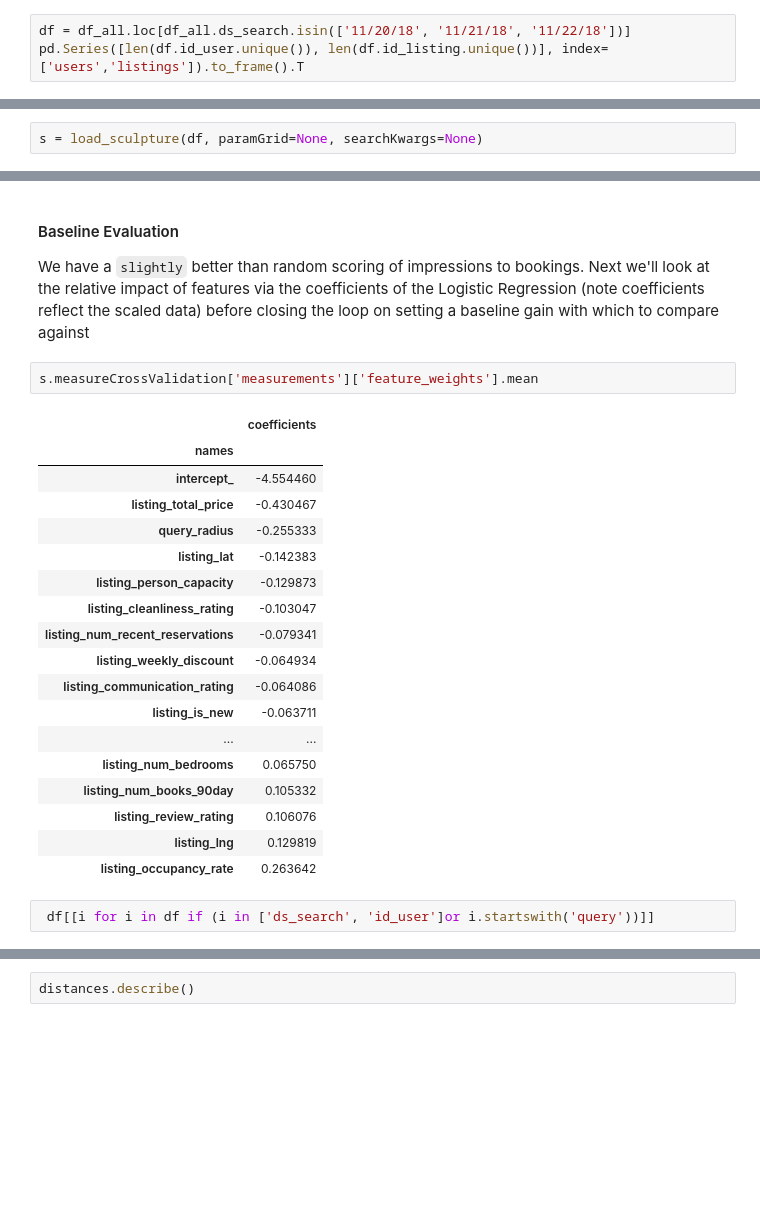
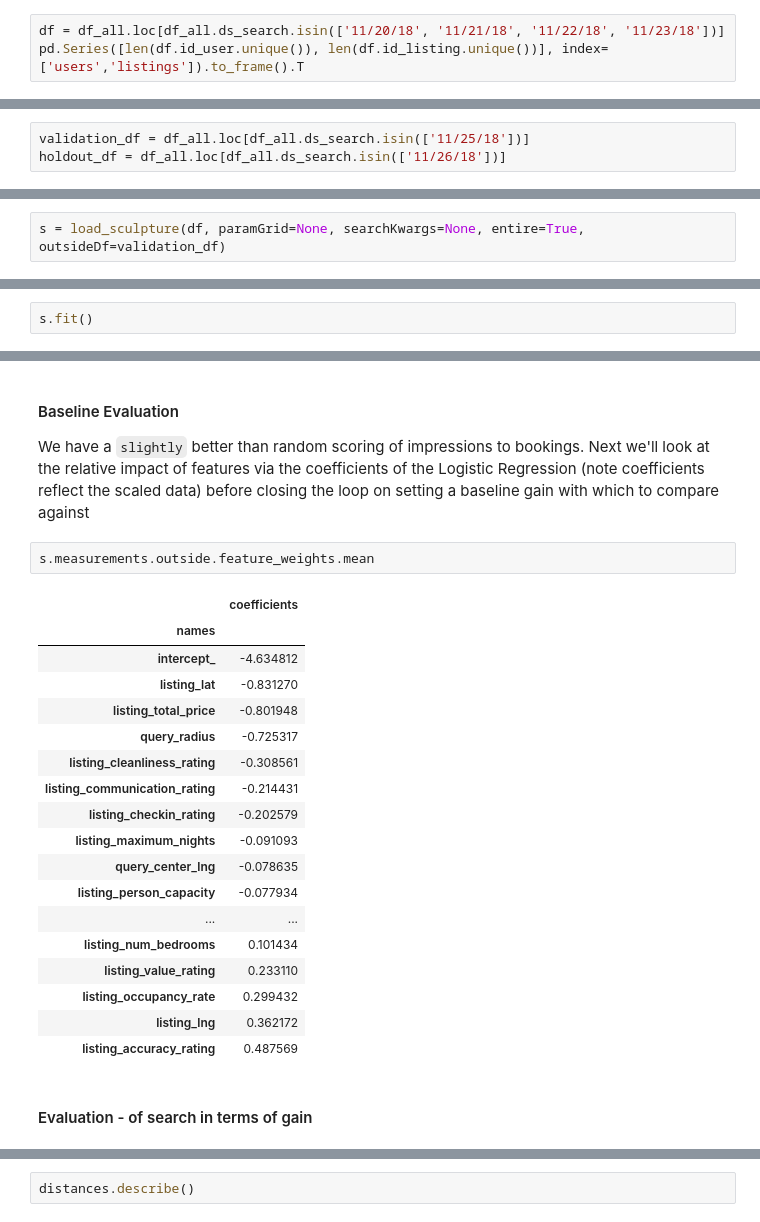
Before and after one commit to NavpreetSamra/code, a Jupyter notebook: airbnb.ipynb, the cells around one changed output, grey strips where cells are left out. Saved outputs shown, nothing was run; the diff lists cells and outputs as text; blank space fills up the shorter version.

```diff
--- a/airbnb.ipynb
+++ b/airbnb.ipynb
@@ -32,5 +36,5 @@ In the next section I'll call out the impact of evaluating user searches vs user
 # %%
-df = df_all.loc[df_all.ds_search.isin(['11/20/18', '11/21/18', '11/22/18'])]
+df = df_all.loc[df_all.ds_search.isin(['11/20/18', '11/21/18', '11/22/18', '11/23/18'])]
 pd.Series([len(df.id_user.unique()), len(df.id_listing.unique())], index=['users','listings']).to_frame().T
 # %% [output]
 |  | users | listings |
@@ -37,0 +42,3 @@ pd.Series([len(df.id_user.unique()), len(df.id_listing.unique())], index=['users
+# %%
+validation_df = df_all.loc[df_all.ds_search.isin(['11/25/18'])]
+holdout_df = df_all.loc[df_all.ds_search.isin(['11/26/18'])]
@@ -333,4 +379,4 @@ def load_sculpture(df,
 
     return sculpture
 # %%
-s = load_sculpture(df, paramGrid=None, searchKwargs=None)
+s = load_sculpture(df, paramGrid=None, searchKwargs=None, entire=True, outsideDf=validation_df)
@@ -338,0 +388,2 @@ s = load_sculpture(df, paramGrid=None, searchKwargs=None)
+# %%
+s.fit()
@@ -352,26 +408,26 @@ helpers.view_sk_metric(s.measureCrossValidation['measurements']['average_precisi
 #### Baseline Evaluation
 We have a `slightly` better than random scoring of impressions to bookings. Next we'll look at the relative impact of features via the coefficients of the Logistic Regression (note coefficients reflect the scaled data) before closing the loop on setting a baseline gain with which to compare against
 # %%
-s.measureCrossValidation['measurements']['feature_weights'].mean
+s.measurements.outside.feature_weights.mean
 # %% [output]
 |  | coefficients |
 | names |  |
-| intercept_ | -4.554460 |
-| listing_total_price | -0.430467 |
-| query_radius | -0.255333 |
-| listing_lat | -0.142383 |
-| listing_person_capacity | -0.129873 |
-| listing_cleanliness_rating | -0.103047 |
-| listing_num_recent_reservations | -0.079341 |
-| listing_weekly_discount | -0.064934 |
-| listing_communication_rating | -0.064086 |
-| listing_is_new | -0.063711 |
+| intercept_ | -4.634812 |
+| listing_lat | -0.831270 |
+| listing_total_price | -0.801948 |
+| query_radius | -0.725317 |
+| listing_cleanliness_rating | -0.308561 |
+| listing_communication_rating | -0.214431 |
+| listing_checkin_rating | -0.202579 |
+| listing_maximum_nights | -0.091093 |
+| query_center_lng | -0.078635 |
+| listing_person_capacity | -0.077934 |
 | ... | ... |
-| listing_num_bedrooms | 0.065750 |
-| listing_num_books_90day | 0.105332 |
-| listing_review_rating | 0.106076 |
-| listing_lng | 0.129819 |
-| listing_occupancy_rate | 0.263642 |
+| listing_num_bedrooms | 0.101434 |
+| listing_value_rating | 0.233110 |
+| listing_occupancy_rate | 0.299432 |
+| listing_lng | 0.362172 |
+| listing_accuracy_rating | 0.487569 |
-# %%
- df[[i for i in df if (i in ['ds_search', 'id_user']or i.startswith('query'))]]
+# %% [markdown]
+#### Evaluation - of search in terms of gain
 # %%
```
Also changed, not shown: parts of 36 cells of this notebook.
